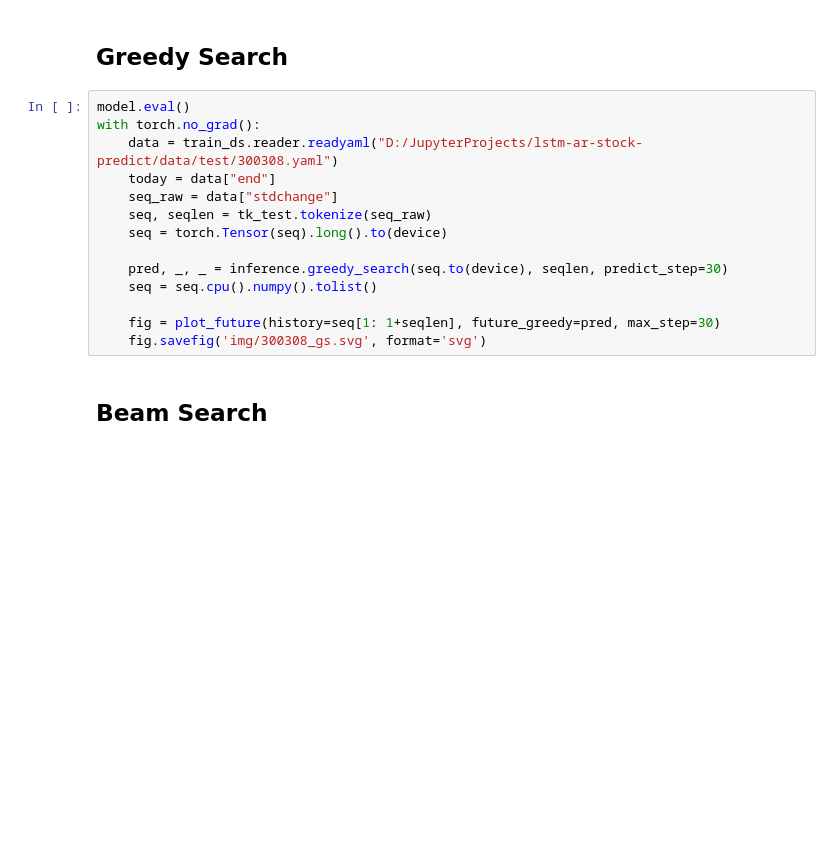
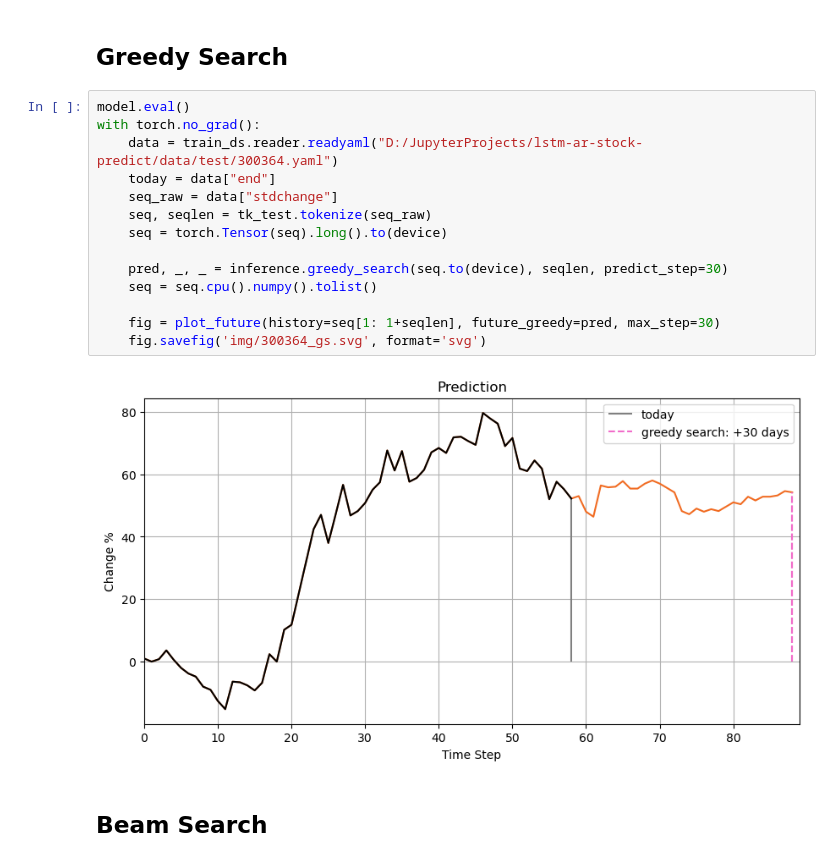
Before and after one commit to Aldenhovel/lstm-ar-stock-predict, a Jupyter notebook: main.ipynb, the cells around one changed output. Drawn from its saved outputs; the diff is of its cells as text; blank space fills up the shorter version.

```diff
--- a/main.ipynb
+++ b/main.ipynb
@@ -153,17 +153,19 @@ def plot_future(history, future_3=None, future_5=None, future_10=None, future_gr
 # %%
 model.eval()
 with torch.no_grad():
-    data = train_ds.reader.readyaml("D:/JupyterProjects/lstm-ar-stock-predict/data/test/300308.yaml")
+    data = train_ds.reader.readyaml("D:/JupyterProjects/lstm-ar-stock-predict/data/test/300364.yaml")
     today = data["end"]
     seq_raw = data["stdchange"]
     seq, seqlen = tk_test.tokenize(seq_raw)
     seq = torch.Tensor(seq).long().to(device)
 
     pred, _, _ = inference.greedy_search(seq.to(device), seqlen, predict_step=30)
     seq = seq.cpu().numpy().tolist()
 
     fig = plot_future(history=seq[1: 1+seqlen], future_greedy=pred, max_step=30)
-    fig.savefig('img/300308_gs.svg', format='svg')
+    fig.savefig('img/300364_gs.svg', format='svg')
+# %% [output]
+[figure, added]
 # %% [markdown]
 ## Beam Search
 # %%
```
Also changed, not shown: parts of 4 cells of this notebook, 3 other files.
